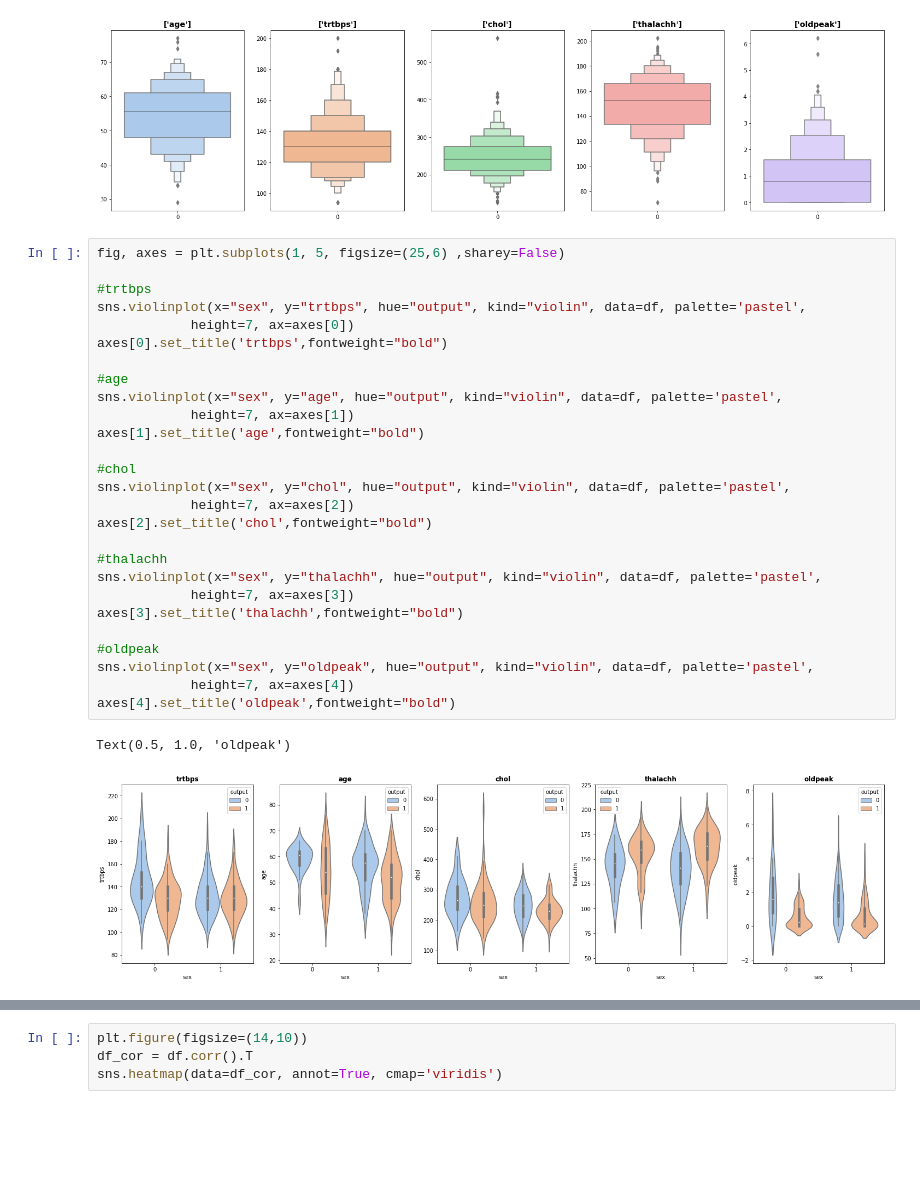
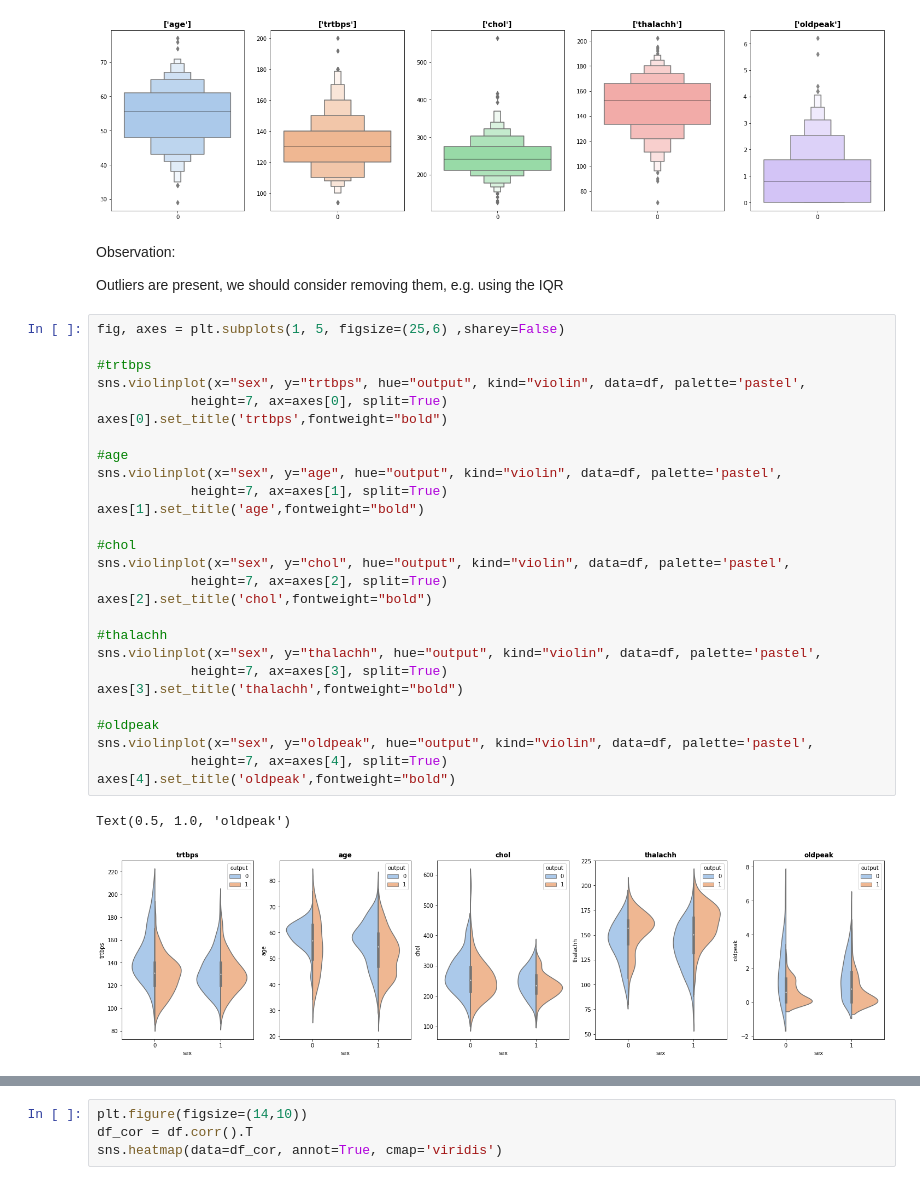
Before and after one commit to hanabero/sample_projects, a Jupyter notebook: heart.ipynb, the cells around one changed output, grey strips where cells are left out. Saved outputs shown, nothing was run; the diff lists cells and outputs as text; blank space fills up the shorter version.

```diff
--- a/heart.ipynb
+++ b/heart.ipynb
@@ -264,33 +302,37 @@ for i in df_con_cols:
 plt.show()
 # %% [output]
 [figure]
+# %% [markdown]
+Observation:
+
+Outliers are present, we should consider removing them, e.g. using the IQR
 # %%
 fig, axes = plt.subplots(1, 5, figsize=(25,6) ,sharey=False)
 
 #trtbps
 sns.violinplot(x="sex", y="trtbps", hue="output", kind="violin", data=df, palette='pastel',
-            height=7, ax=axes[0])
+            height=7, ax=axes[0], split=True)
 axes[0].set_title('trtbps',fontweight="bold")
 
 #age
 sns.violinplot(x="sex", y="age", hue="output", kind="violin", data=df, palette='pastel',
-            height=7, ax=axes[1])
+            height=7, ax=axes[1], split=True)
 axes[1].set_title('age',fontweight="bold")
 
 #chol
 sns.violinplot(x="sex", y="chol", hue="output", kind="violin", data=df, palette='pastel',
-            height=7, ax=axes[2])
+            height=7, ax=axes[2], split=True)
 axes[2].set_title('chol',fontweight="bold")
 
 #thalachh
 sns.violinplot(x="sex", y="thalachh", hue="output", kind="violin", data=df, palette='pastel',
-            height=7, ax=axes[3])
+            height=7, ax=axes[3], split=True)
 axes[3].set_title('thalachh',fontweight="bold")
 
 #oldpeak
 sns.violinplot(x="sex", y="oldpeak", hue="output", kind="violin", data=df, palette='pastel',
-            height=7, ax=axes[4])
+            height=7, ax=axes[4], split=True)
 axes[4].set_title('oldpeak',fontweight="bold")
 # %% [output]
 Text(0.5, 1.0, 'oldpeak')
-[figure, old version]
+[figure, new version]
```
Also changed, not shown: parts of 8 cells of this notebook.
